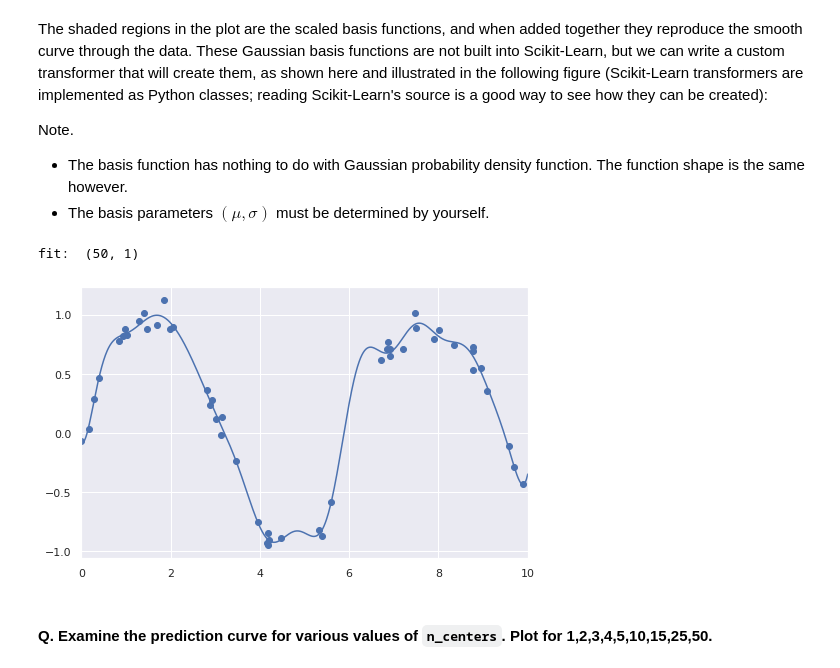
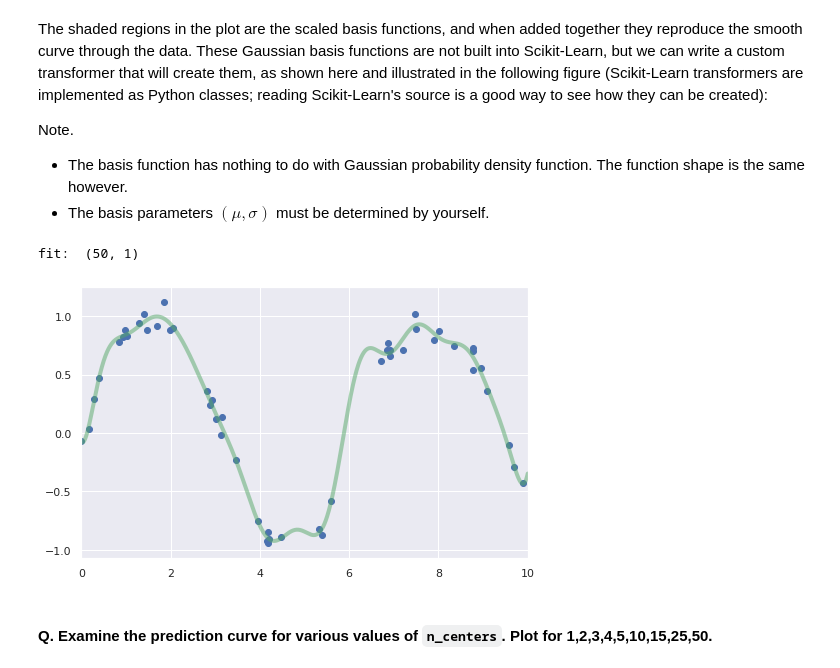
Before and after one commit to yongduek/PythonDataScienceHandbook, a Jupyter notebook: notebooks/05.06-Linear-Regression.ipynb, the cells around one changed output. Cells and saved outputs as stored; diff of their text form; code cells hidden in the pictures.

```diff
--- a/notebooks/05.06-Linear-Regression.ipynb
+++ b/notebooks/05.06-Linear-Regression.ipynb
@@ -100,6 +100,7 @@ print(model.coef_)
 [ 1.5 -2.   1. ]
 # %%
 # using matrix multiplication
+dvec = np.array([1.5, -2., 1.])
 y2 = np.squeeze(0.5 + X @ dvec[:,np.newaxis])
 print(y2.shape)
 model.fit(X, y2)
@@ -235,16 +236,16 @@ class GaussianFeatures(BaseEstimator, TransformerMixin):
 # %%
 n_centers = 20
 gauss_model = make_pipeline(GaussianFeatures(n_centers),
                             LinearRegression())
 gauss_model.fit(x[:, np.newaxis], y)
 yfit = gauss_model.predict(xfit[:, np.newaxis])
 
+plt.plot(xfit, yfit, 'g-', linewidth=4, alpha=0.5)
 plt.scatter(x, y)
-plt.plot(xfit, yfit)
 plt.xlim(0, 10);
 # %% [output]
 fit:  (50, 1)
-[figure, old version]
+[figure, new version]
 # %% [markdown]
 #### Q. Examine the prediction curve for various values of `n_centers`. Plot for 1,2,3,4,5,10,15,25,50.
 # %%
```
Also changed, not shown: parts of 14 cells of this notebook, 1 other file.
